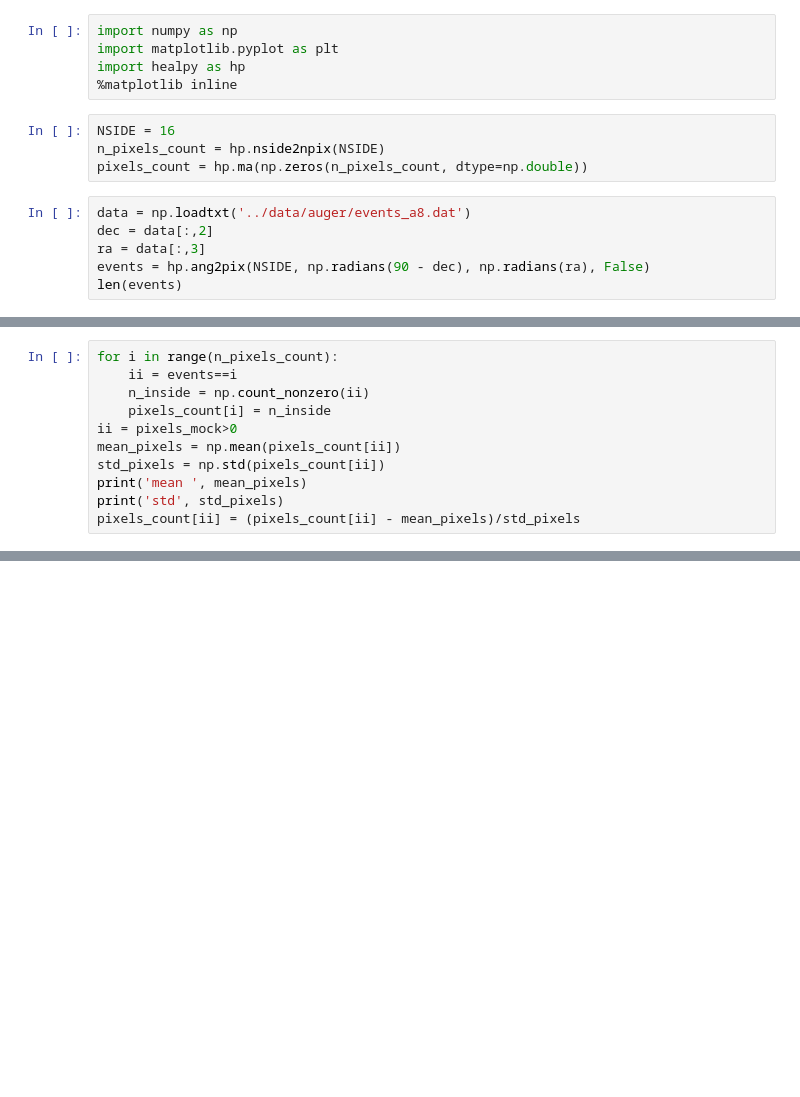
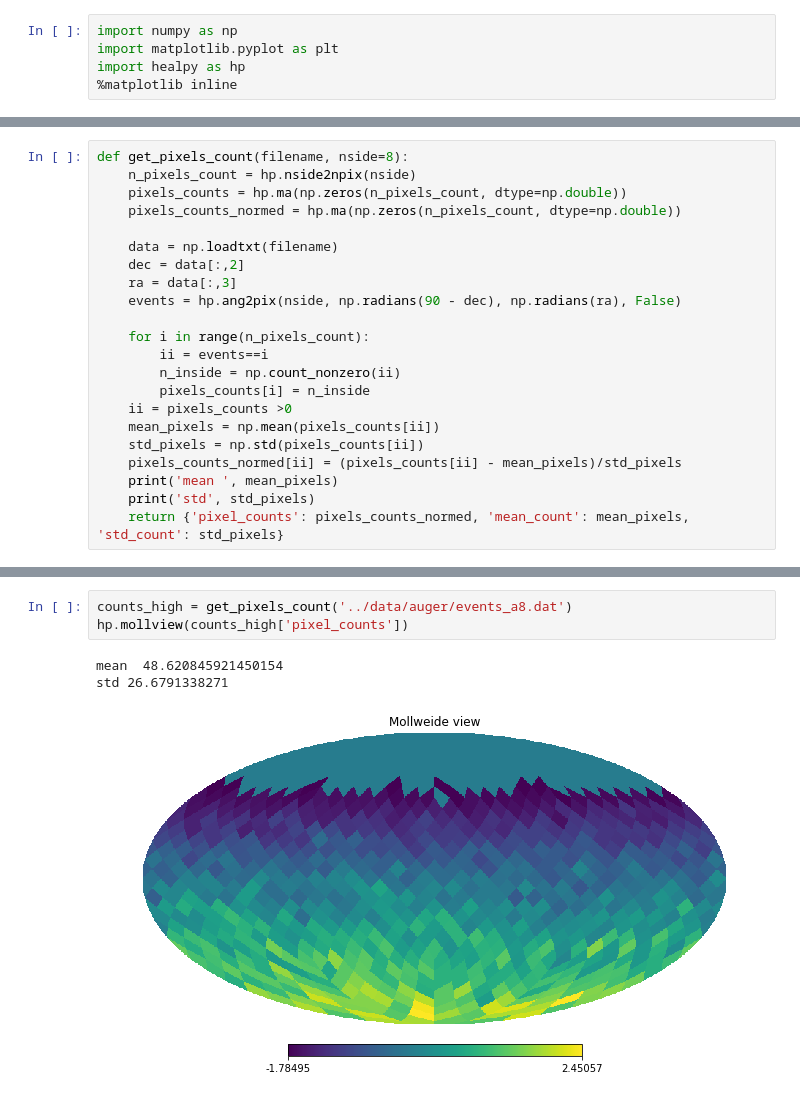
Before and after one commit to forero/auger, a Jupyter notebook: code/explore.ipynb, the cells around one changed output, grey strips where cells are left out. Saved outputs shown, nothing was run; the diff lists cells and outputs as text; blank space fills up the shorter version.

Commit message:
exploring raw data

```diff
--- a/code/explore.ipynb
+++ b/code/explore.ipynb
@@ -3,13 +3,3 @@ import numpy as np
 import matplotlib.pyplot as plt
 import healpy as hp
 %matplotlib inline
-# %%
-NSIDE = 16
-n_pixels_count = hp.nside2npix(NSIDE)
-pixels_count = hp.ma(np.zeros(n_pixels_count, dtype=np.double))
-# %%
-data = np.loadtxt('../data/auger/events_a8.dat')
-dec = data[:,2]
-ra = data[:,3]
-events = hp.ang2pix(NSIDE, np.radians(90 - dec), np.radians(ra), False)
-len(events)
@@ -18,11 +6,22 @@ len(events)
 # %%
-for i in range(n_pixels_count):
-    ii = events==i
-    n_inside = np.count_nonzero(ii)
-    pixels_count[i] = n_inside
-ii = pixels_mock>0
-mean_pixels = np.mean(pixels_count[ii])
-std_pixels = np.std(pixels_count[ii])
-print('mean ', mean_pixels)
-print('std', std_pixels)
-pixels_count[ii] = (pixels_count[ii] - mean_pixels)/std_pixels
+def get_pixels_count(filename, nside=8):
+    n_pixels_count = hp.nside2npix(nside)
+    pixels_counts = hp.ma(np.zeros(n_pixels_count, dtype=np.double))
+    pixels_counts_normed = hp.ma(np.zeros(n_pixels_count, dtype=np.double))
+
+    data = np.loadtxt(filename)
+    dec = data[:,2]
+    ra = data[:,3]
+    events = hp.ang2pix(nside, np.radians(90 - dec), np.radians(ra), False)
+
+    for i in range(n_pixels_count):
+        ii = events==i
+        n_inside = np.count_nonzero(ii)
+        pixels_counts[i] = n_inside
+    ii = pixels_counts >0
+    mean_pixels = np.mean(pixels_counts[ii])
+    std_pixels = np.std(pixels_counts[ii])
+    pixels_counts_normed[ii] = (pixels_counts[ii] - mean_pixels)/std_pixels
+    print('mean ', mean_pixels)
+    print('std', std_pixels)
+    return {'pixel_counts': pixels_counts_normed, 'mean_count': mean_pixels, 'std_count': std_pixels}
@@ -38,0 +28,7 @@ hp.mollview(pixels_count)
+# %%
+counts_high = get_pixels_count('../data/auger/events_a8.dat')
+hp.mollview(counts_high['pixel_counts'])
+# %% [output]
+mean  48.620845921450154
+std 26.6791338271
+[figure, added]
```
Also changed, not shown: parts of 6 cells of this notebook.
